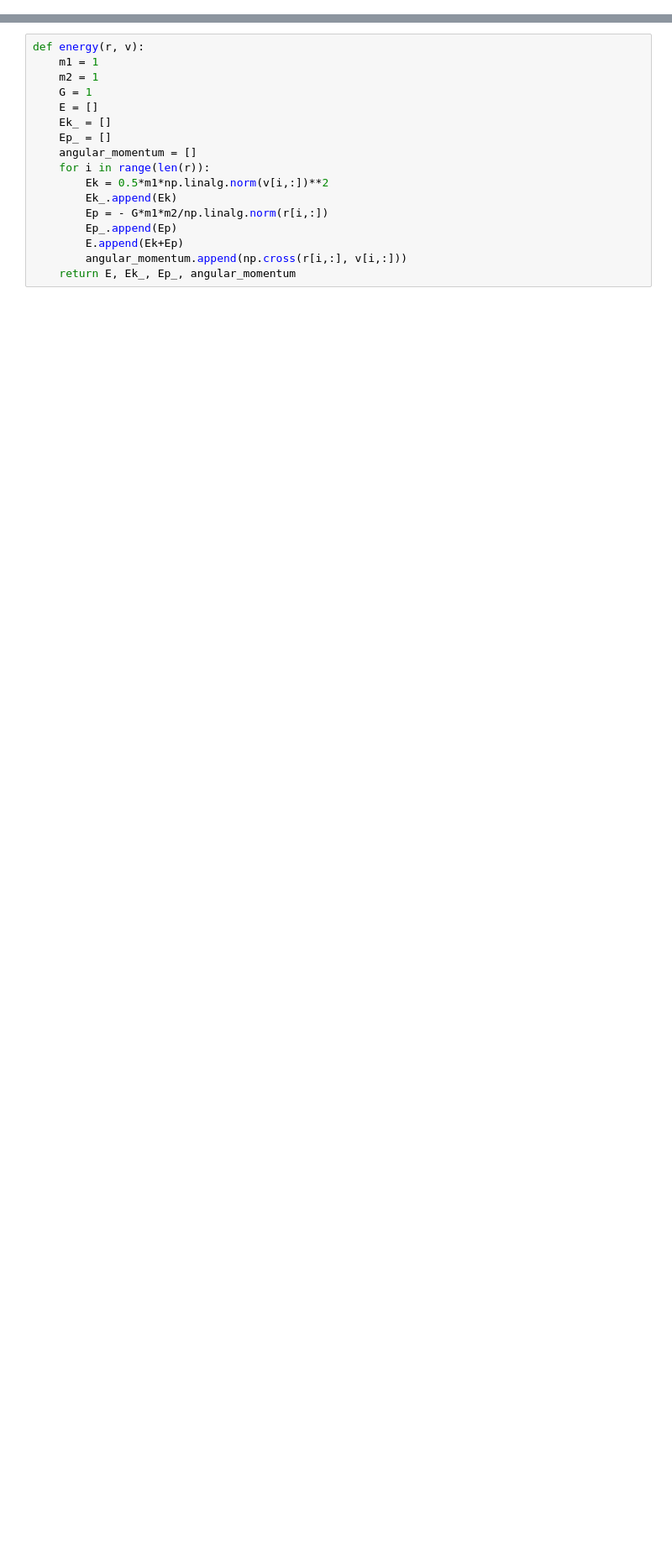
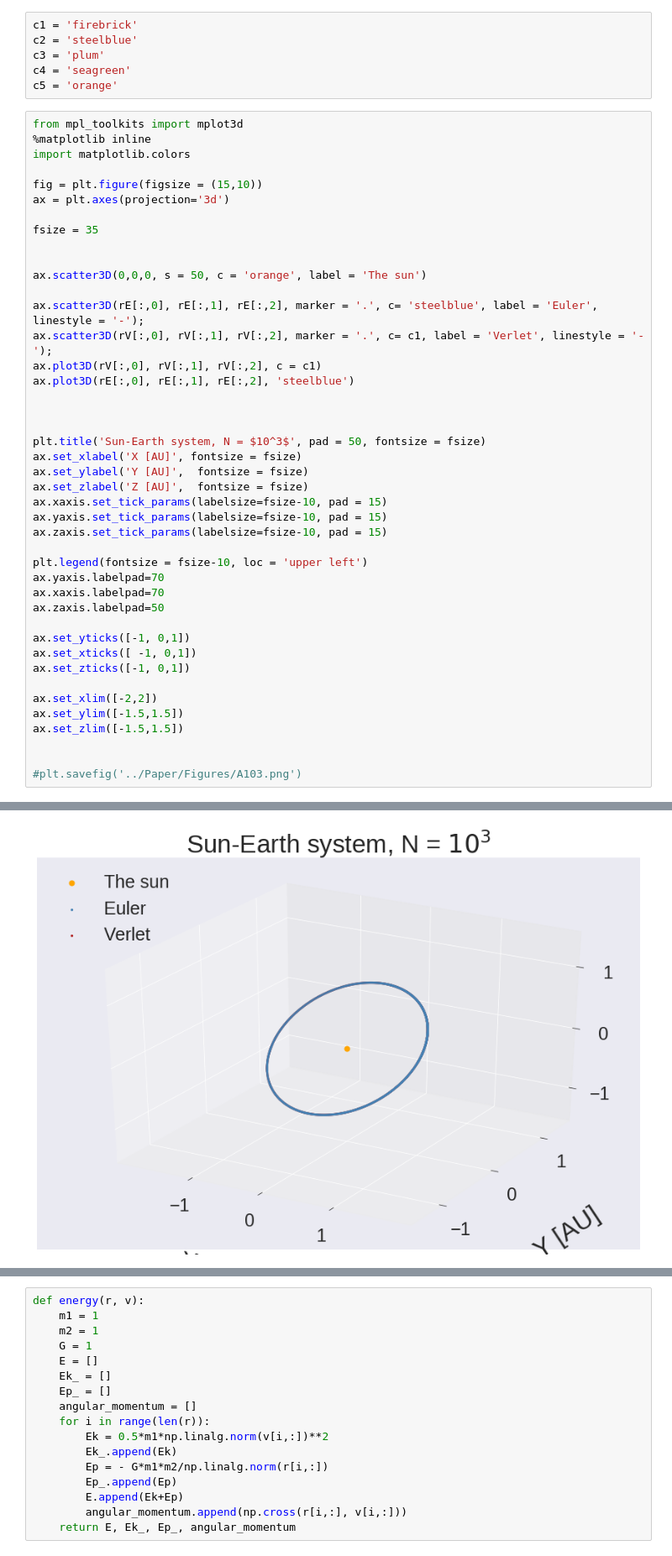
Before and after one commit to OlineRanum/FYS3150, a Jupyter notebook: Project_5/Results/5A.ipynb, the cells around one changed output, grey strips where cells are left out. Shown at 84% size. Drawn from its saved outputs; the diff is of its cells as text; blank space fills up the shorter version.

```diff
--- a/Project_5/Results/5A.ipynb
+++ b/Project_5/Results/5A.ipynb
@@ -76,0 +46,50 @@ ax.zaxis.labelpad=30
+# %%
+c1 = 'firebrick'
+c2 = 'steelblue'
+c3 = 'plum'
+c4 = 'seagreen'
+c5 = 'orange'
+# %%
+from mpl_toolkits import mplot3d
+%matplotlib inline
+import matplotlib.colors
+
+fig = plt.figure(figsize = (15,10))
+ax = plt.axes(projection='3d')
+
+fsize = 35
+
+
+ax.scatter3D(0,0,0, s = 50, c = 'orange', label = 'The sun')
+
+ax.scatter3D(rE[:,0], rE[:,1], rE[:,2], marker = '.', c= 'steelblue', label = 'Euler', linestyle = '-');
+ax.scatter3D(rV[:,0], rV[:,1], rV[:,2], marker = '.', c= c1, label = 'Verlet', linestyle = '-');
+ax.plot3D(rV[:,0], rV[:,1], rV[:,2], c = c1)
+ax.plot3D(rE[:,0], rE[:,1], rE[:,2], 'steelblue')
+
+
+
+plt.title('Sun-Earth system, N = $10^3$', pad = 50, fontsize = fsize)
+ax.set_xlabel('X [AU]', fontsize = fsize)
+ax.set_ylabel('Y [AU]',  fontsize = fsize)
+ax.set_zlabel('Z [AU]',  fontsize = fsize)
+ax.xaxis.set_tick_params(labelsize=fsize-10, pad = 15)
+ax.yaxis.set_tick_params(labelsize=fsize-10, pad = 15)
+ax.zaxis.set_tick_params(labelsize=fsize-10, pad = 15)
+
+plt.legend(fontsize = fsize-10, loc = 'upper left')
+ax.yaxis.labelpad=70
+ax.xaxis.labelpad=70
+ax.zaxis.labelpad=50
+
+ax.set_yticks([-1, 0,1])
+ax.set_xticks([ -1, 0,1])
+ax.set_zticks([-1, 0,1])
+
+ax.set_xlim([-2,2])
+ax.set_ylim([-1.5,1.5])
+ax.set_zlim([-1.5,1.5])
+
+
+#plt.savefig('../Paper/Figures/A103.png')
+# %% [output]
@@ -76,0 +97 @@ ax.zaxis.labelpad=30
+[figure, added]
```
Also changed, not shown: parts of 20 cells of this notebook, 15 other files.
